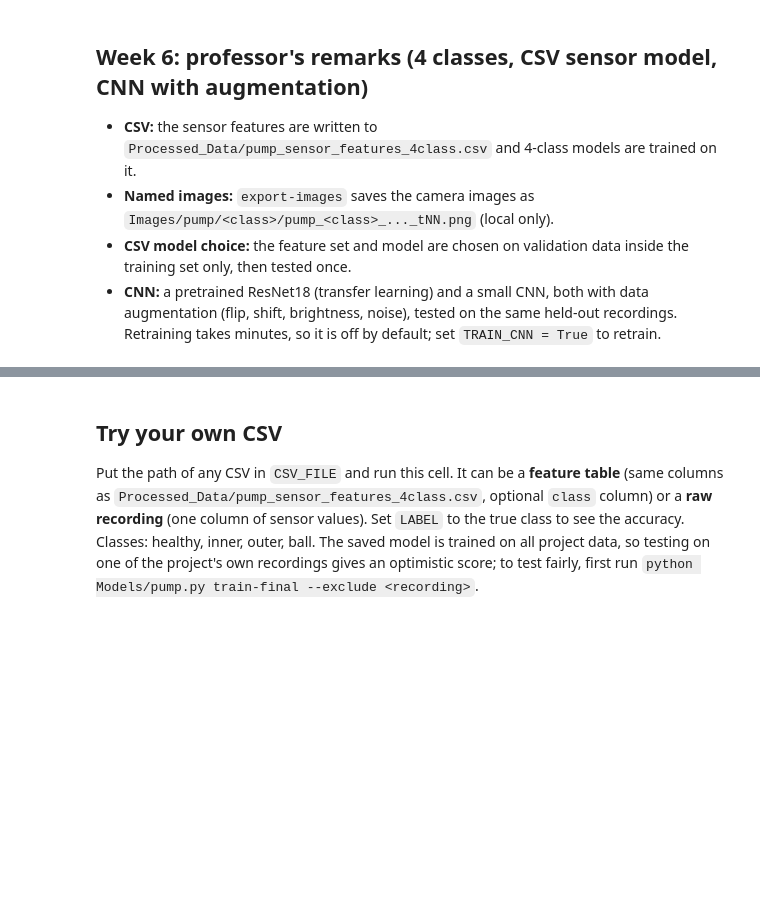
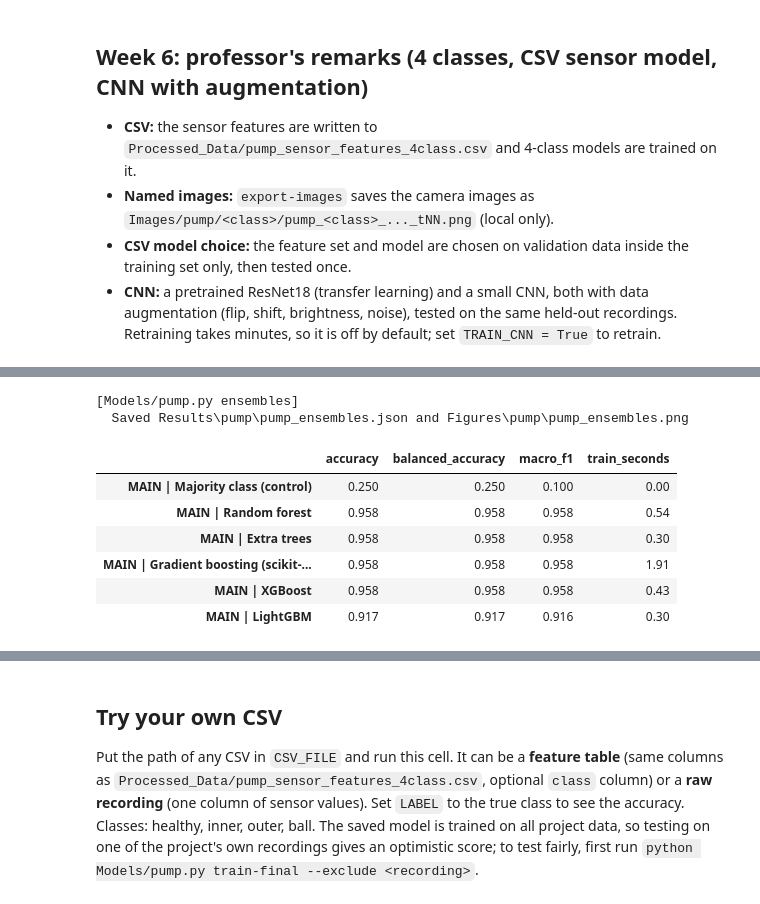
Before and after one commit to theganeshmishra/ai-based-predictive-maintenance-mining-equipment, a Jupyter notebook: Notebook/Pump.ipynb, the cells around one changed output, grey strips where cells are left out. Cells and saved outputs as stored; diff of their text form; code cells hidden in the pictures; blank space fills up the shorter version.

```diff
--- a/Notebook/Pump.ipynb
+++ b/Notebook/Pump.ipynb
@@ -178,0 +182,14 @@ show_week6("pump")
+# %%
+if all(LOCAL.values()):
+    run_script("Models/pump.py", "ensembles", tail=1)
+show_ensembles("pump")
+# %% [output]
+[Models/pump.py ensembles]
+  Saved Results\pump\pump_ensembles.json and Figures\pump\pump_ensembles.png
+|  | accuracy | balanced_accuracy | macro_f1 | train_seconds |
+| MAIN | Majority class (control) | 0.250 | 0.250 | 0.100 | 0.00 |
+| MAIN | Random forest | 0.958 | 0.958 | 0.958 | 0.54 |
+| MAIN | Extra trees | 0.958 | 0.958 | 0.958 | 0.30 |
+| MAIN | Gradient boosting (scikit-... | 0.958 | 0.958 | 0.958 | 1.91 |
+| MAIN | XGBoost | 0.958 | 0.958 | 0.958 | 0.43 |
+| MAIN | LightGBM | 0.917 | 0.917 | 0.916 | 0.30 |
```
Also changed, not shown: parts of 6 cells of this notebook, 40 other files.
